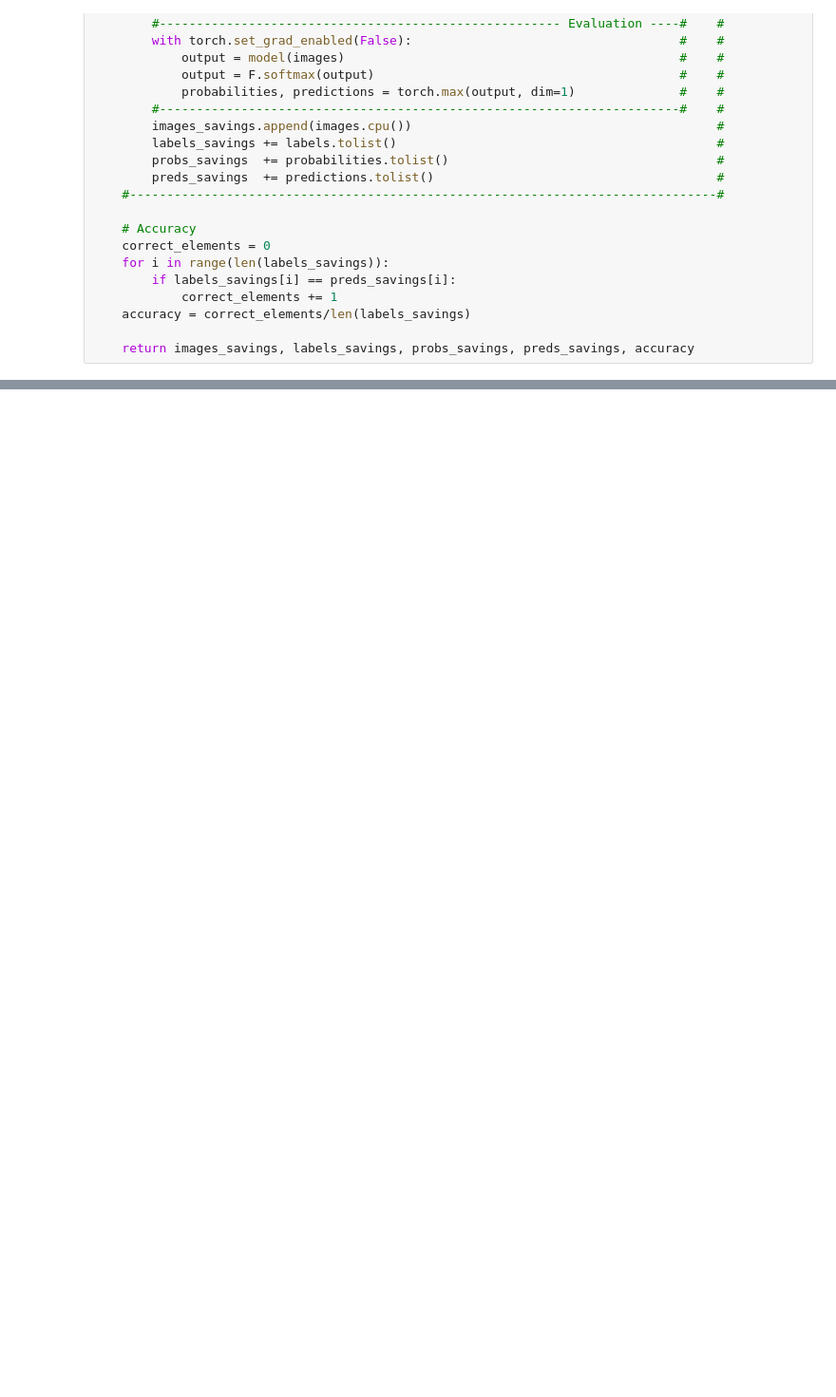
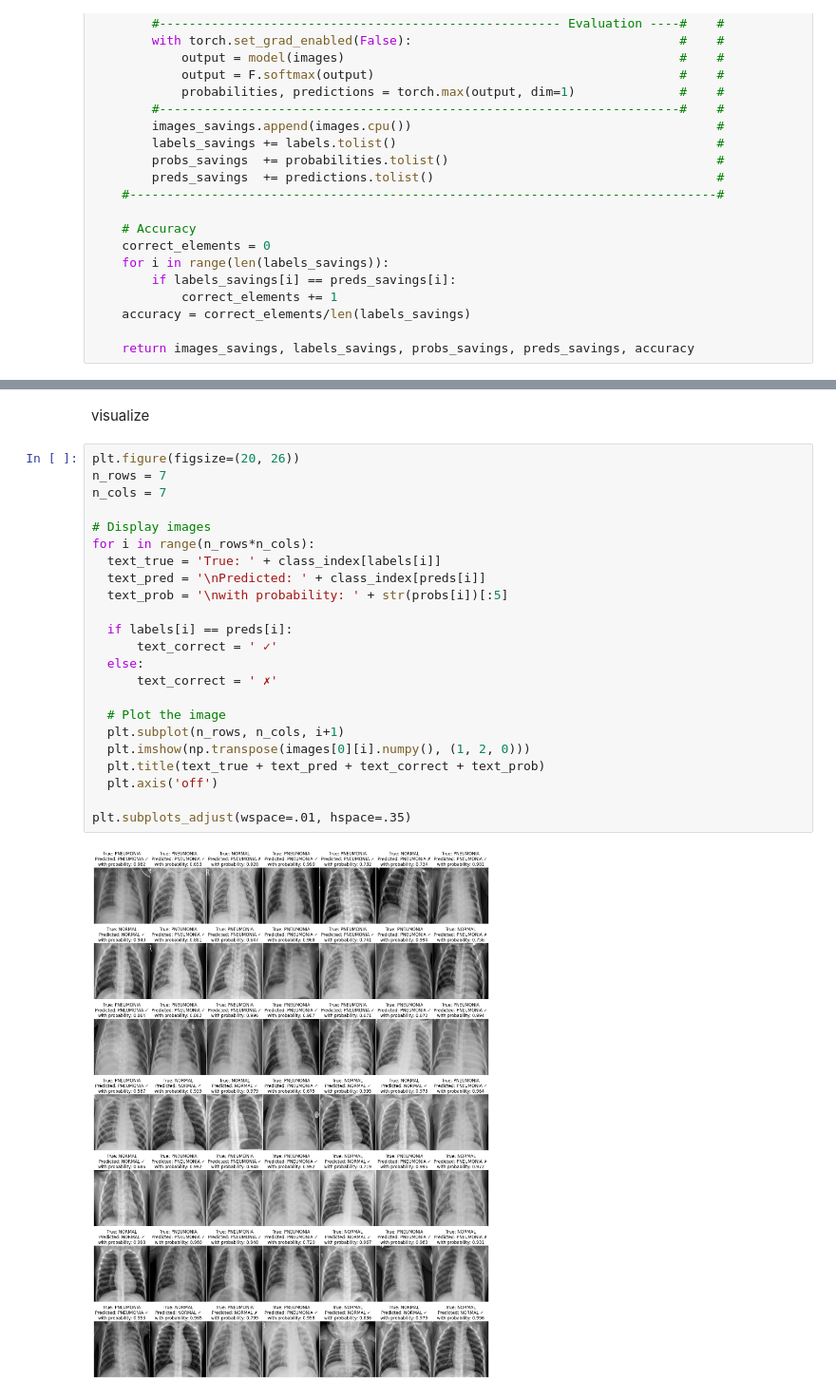
Before and after one commit to VietBinhNe/ChestX, a Jupyter notebook: ChestX_Training.ipynb, the cells around one changed output, grey strips where cells are left out. Shown at 95% size. Saved outputs shown, nothing was run; the diff lists cells and outputs as text; blank space fills up the shorter version.

```diff
--- a/ChestX_Training.ipynb
+++ b/ChestX_Training.ipynb
@@ -479,0 +523,27 @@ Accuracy on test: 0.8782
+# %% [markdown]
+visualize
+# %%
+plt.figure(figsize=(20, 26))
+n_rows = 7
+n_cols = 7
+
+# Display images
+for i in range(n_rows*n_cols):
+  text_true = 'True: ' + class_index[labels[i]]
+  text_pred = '\nPredicted: ' + class_index[preds[i]]
+  text_prob = '\nwith probability: ' + str(probs[i])[:5]
+
+  if labels[i] == preds[i]:
+      text_correct = ' ✓'
+  else:
+      text_correct = ' ✗'
+
+  # Plot the image
+  plt.subplot(n_rows, n_cols, i+1)
+  plt.imshow(np.transpose(images[0][i].numpy(), (1, 2, 0)))
+  plt.title(text_true + text_pred + text_correct + text_prob)
+  plt.axis('off')
+
+plt.subplots_adjust(wspace=.01, hspace=.35)
+# %% [output]
+[figure, added]
```
Also changed, not shown: parts of 10 cells of this notebook.
